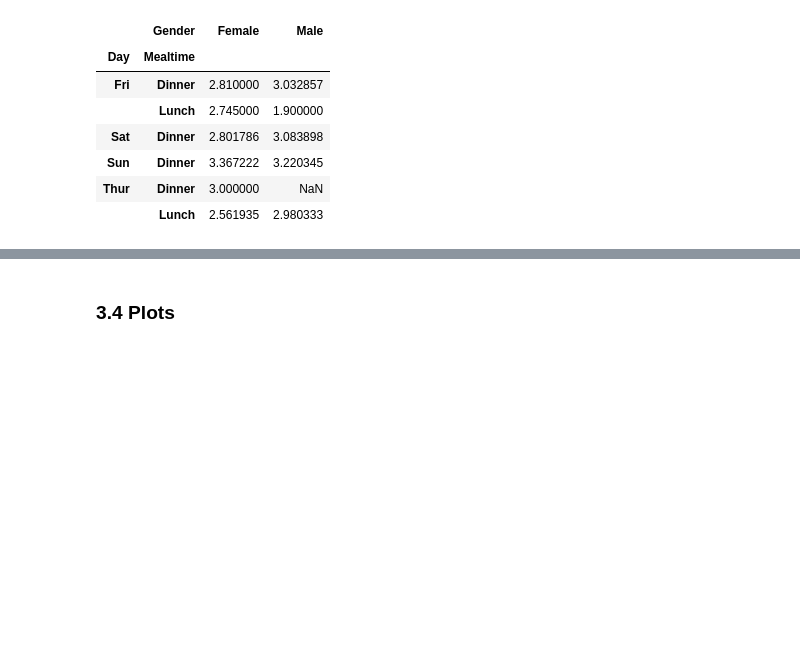
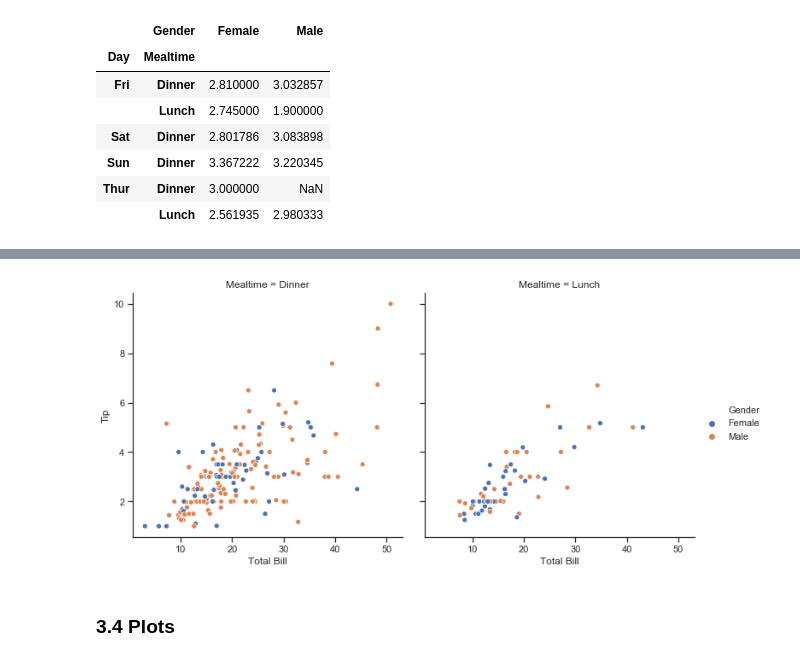
Before and after one commit to pcaulfie/fundamentals-project, a Jupyter notebook: Fundamentals of Data Analysis.ipynb, the cells around one changed output, grey strips where cells are left out. Saved outputs shown, nothing was run; the diff lists cells and outputs as text; code cells hidden in the pictures; blank space fills up the shorter version.

Commit message:
updated Regression Analysis section to explain results, added relplot to visualize relationship between tip and gender / mealtime

```diff
--- a/Fundamentals of Data Analysis.ipynb
+++ b/Fundamentals of Data Analysis.ipynb
@@ -403,3 +403,10 @@ mean_tips
+# %%
+# Use default relpot = scatter, to plot x & y, using hue and col to show subsets of the data.
+# adapted from https://seaborn.pydata.org/tutorial/relational.html
+sns.relplot(x="Total Bill", y="Tip", hue="Gender",
+            col="Mealtime", data=df);
+# %% [output]
+[figure, added]
 # %% [markdown]
 ### 3.4 Plots <a id='plot'></a>
 # %%
```
Also changed, not shown: parts of 15 cells of this notebook.
